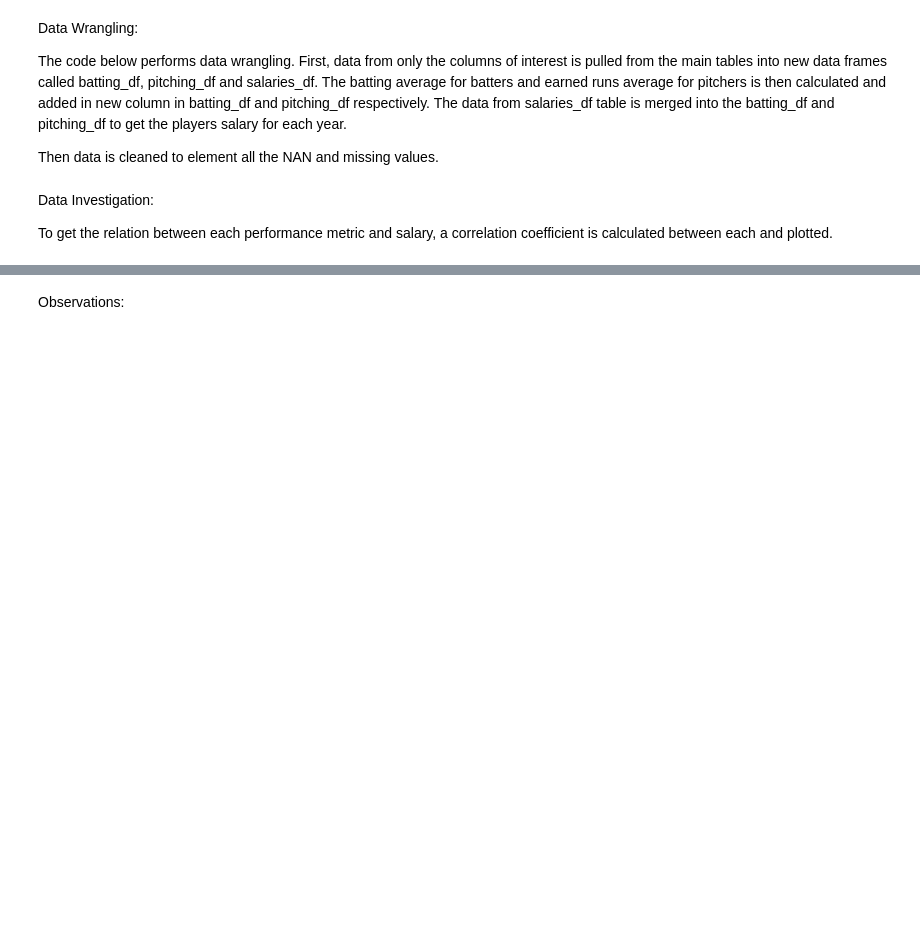
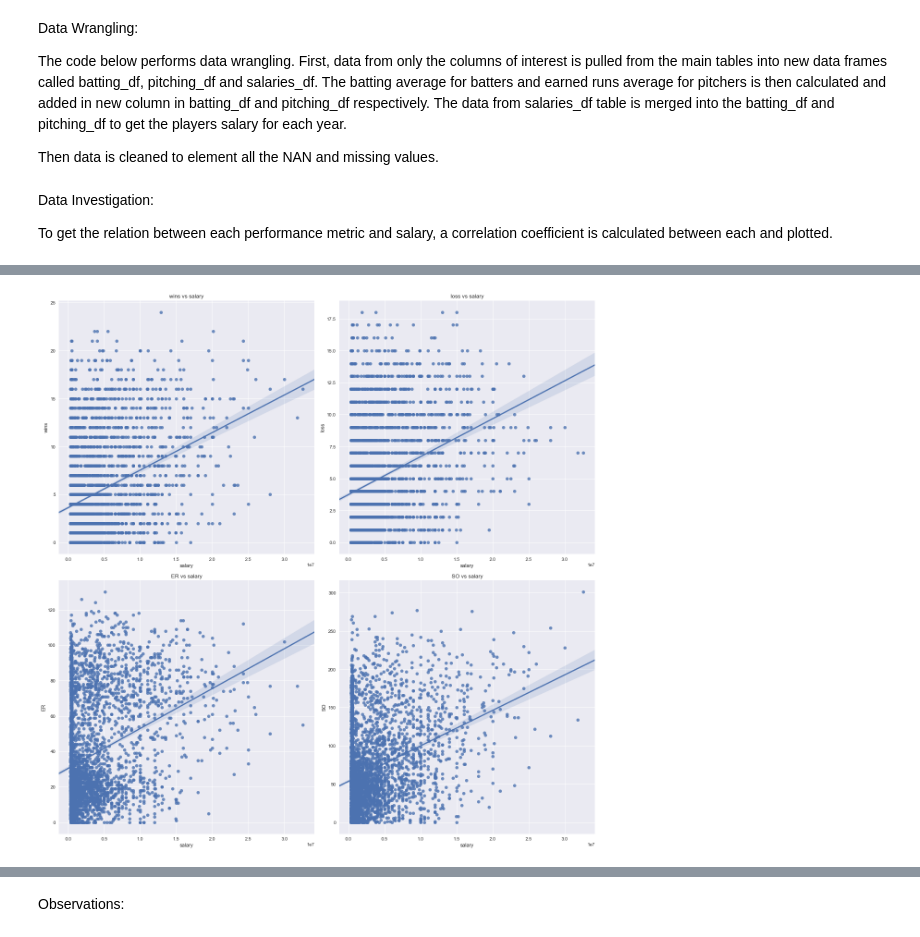
Before and after one commit to maitrayeerb/Baseball-Analysis, a Jupyter notebook: Baseball_Analysis.ipynb, the cells around one changed output, grey strips where cells are left out. Drawn from its saved outputs; the diff is of its cells as text; code cells hidden in the pictures; blank space fills up the shorter version.

```diff
--- a/Baseball_Analysis.ipynb
+++ b/Baseball_Analysis.ipynb
@@ -104,0 +129,34 @@ sns.plt.show()
+# %%
+colPC = ['ER','W','L','SO','salary']
+
+pitching_corr = pd.DataFrame(pitching_sal.loc[(pitching_sal['salary']!=0)], columns=colPC)
+
+fig = plt.figure(figsize=(17,17))
+fig.add_subplot(221)
+sns.regplot(x=pitching_corr.salary, y=pitching_corr.W, fit_reg=True);
+plt.xlabel('salary');
+plt.ylabel('wins');
+plt.title('wins vs salary');
+
+fig.add_subplot(222)
+sns.regplot(x=pitching_corr.salary, y=pitching_corr.L, fit_reg=True);
+plt.xlabel('salary');
+plt.ylabel('loss');
+plt.title('loss vs salary');
+
+fig.add_subplot(223)
+sns.regplot(x=pitching_corr.salary, y=pitching_corr.ER, fit_reg=True);
+plt.xlabel('salary');
+plt.ylabel('ER');
+plt.title('ER vs salary');
+
+fig.add_subplot(224)
+sns.regplot(x=pitching_corr.salary, y=pitching_corr.SO, fit_reg=True);
+plt.xlabel('salary');
+plt.ylabel('SO');
+plt.title('SO vs salary');
+
+fig.tight_layout()
+plt.show()
+# %% [output]
+[figure, added]
```
Also changed, not shown: parts of 5 cells of this notebook.
